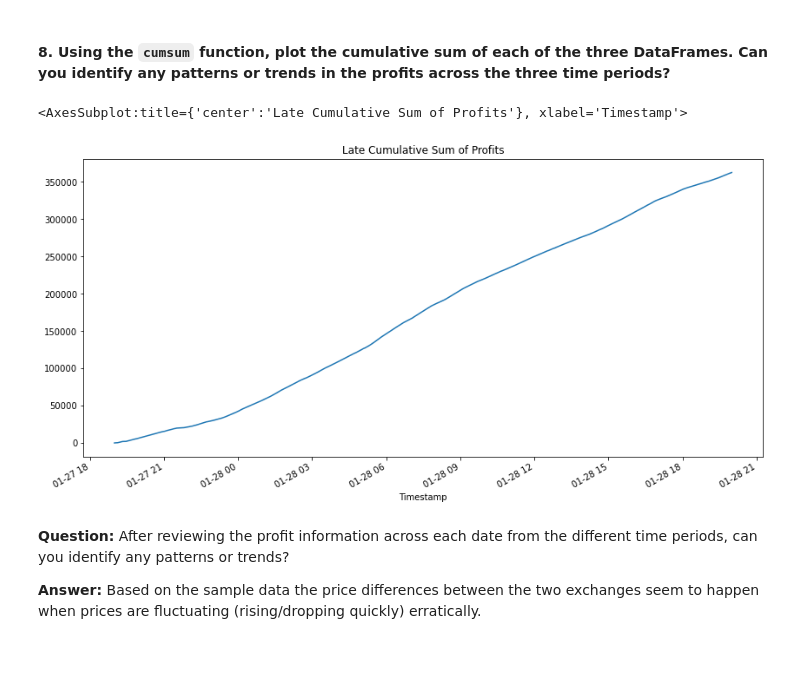
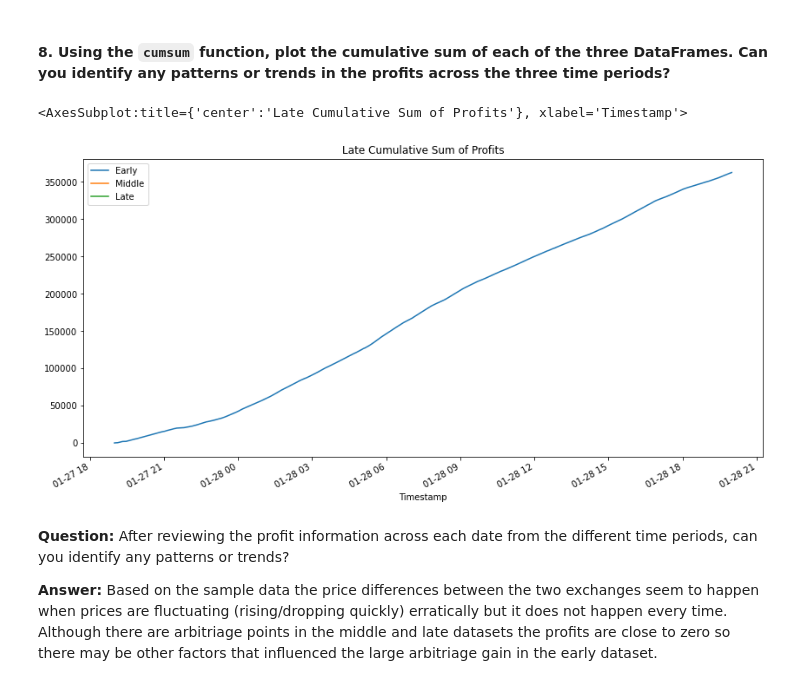
Before and after one commit to Deep4Patel9/fintech_arbitrage_analysis, a Jupyter notebook: crypto_arbitrage.ipynb, the cells around one changed output. Saved outputs shown, nothing was run; the diff lists cells and outputs as text; code cells hidden in the pictures; blank space fills up the shorter version.

```diff
--- a/crypto_arbitrage.ipynb
+++ b/crypto_arbitrage.ipynb
@@ -676,13 +685,13 @@ cumulative_profit_middle = profit_per_trade_middle.cumsum()
 cumulative_profit_late = profit_per_trade_late.cumsum()
 # %%
 # Plot the cumulative sum of profits for the early profit per trade DataFrames
-cumulative_profit_early.plot(kind='line',figsize=(14,7), title='Early Cumulative Sum of Profits')
-cumulative_profit_middle.plot(kind='line',figsize=(14,7), title='Middle Cumulative Sum of Profits')
-cumulative_profit_late.plot(kind='line',figsize=(14,7), title='Late Cumulative Sum of Profits')
+cumulative_profit_early.plot(kind='line',figsize=(14,7), title='Early Cumulative Sum of Profits', legend=True, label="Early")
+cumulative_profit_middle.plot(kind='line',figsize=(14,7), title='Middle Cumulative Sum of Profits', legend=True, label="Middle")
+cumulative_profit_late.plot(kind='line',figsize=(14,7), title='Late Cumulative Sum of Profits', legend=True, label="Late")
 # %% [output]
 <AxesSubplot:title={'center':'Late Cumulative Sum of Profits'}, xlabel='Timestamp'>
-[figure, old version]
+[figure, new version]
 # %% [markdown]
 **Question:** After reviewing the profit information across each date from the different time periods, can you identify any patterns or trends?
 
-**Answer:** Based on the sample data the price differences between the two exchanges seem to happen when prices are fluctuating (rising/dropping quickly) erratically.
+**Answer:** Based on the sample data the price differences between the two exchanges seem to happen when prices are fluctuating (rising/dropping quickly) erratically but it does not happen every time. Although there are arbitriage points in the middle and late datasets the profits are close to zero so there may be other factors that influenced the large arbitriage gain in the early dataset.
```
Also changed, not shown: parts of 1 cell of this notebook, 1 other file.
